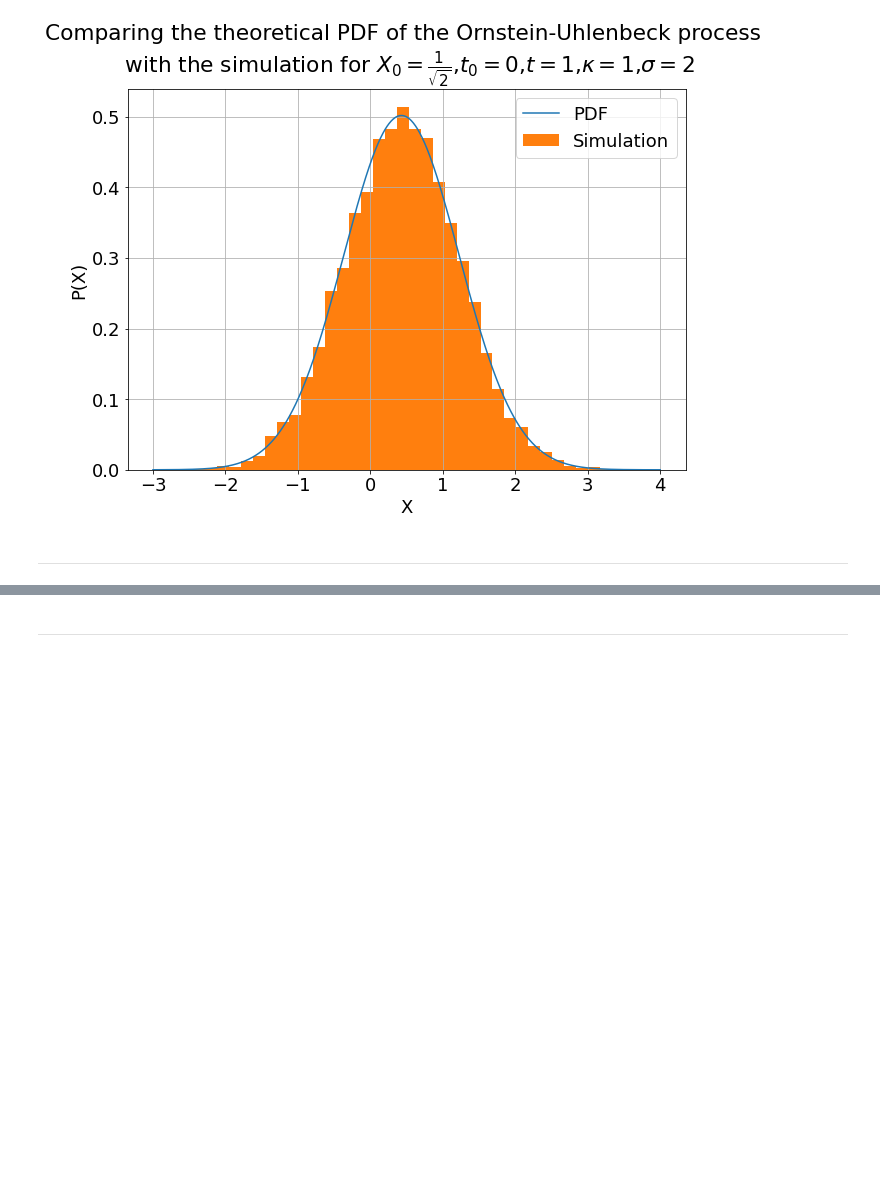
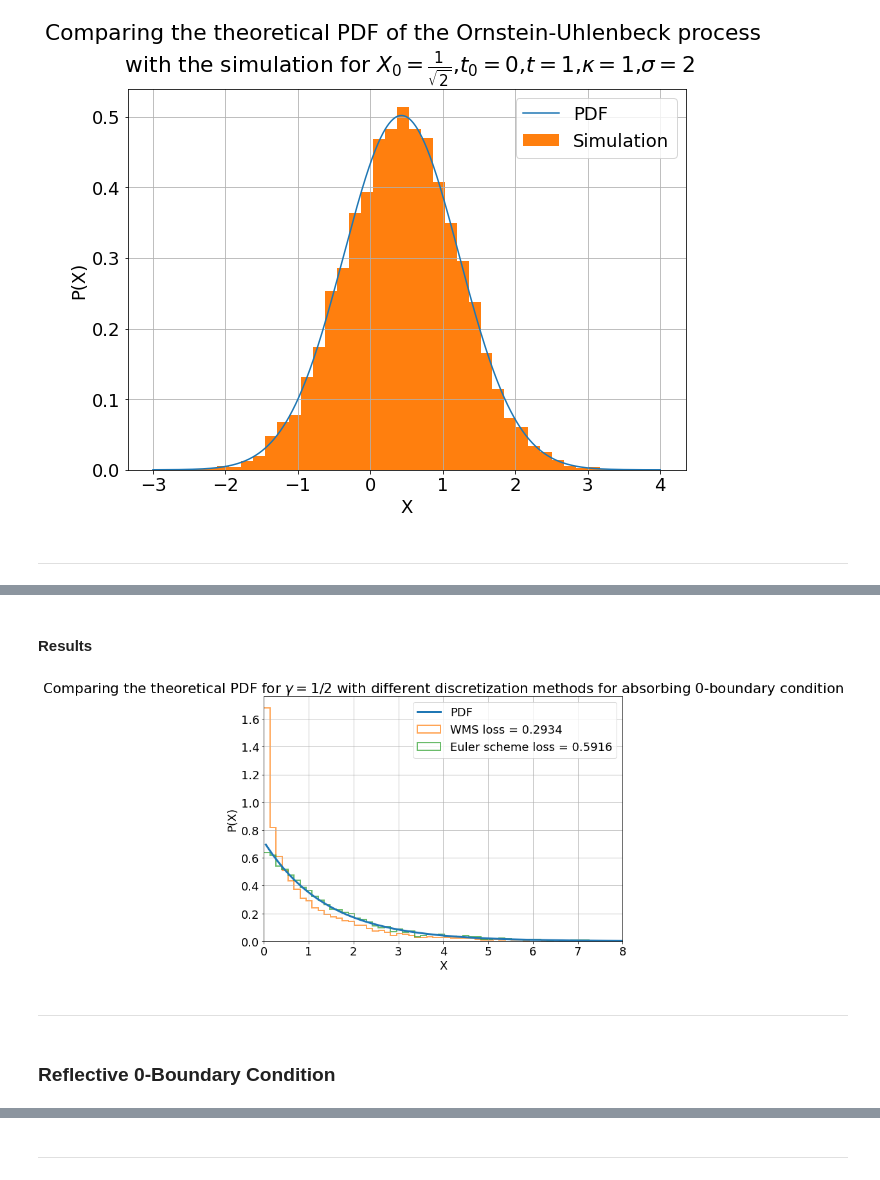
Before and after one commit to baskayj/Boundary-behavior-in-stochastic-differential-equations-used-in-Finance, a Jupyter notebook: CIR_Boundary_Project.ipynb, the cells around one changed output, grey strips where cells are left out. Saved outputs shown, nothing was run; the diff lists cells and outputs as text; code cells hidden in the pictures; blank space fills up the shorter version.

```diff
--- a/CIR_Boundary_Project.ipynb
+++ b/CIR_Boundary_Project.ipynb
@@ -350,6 +417,9 @@ def f(x): #PDF of OU process
 def g(x): #PDF of SOUP
   return (1/0.705206)*(0.5)*(1/np.sqrt(x))*np.sqrt(2/(np.pi*4*(1-np.exp(-1)))) * np.exp((-1)*(2/4)*(np.power(np.sqrt(x)-np.sqrt(0.5)*np.exp(-0.5),2)/(1-np.exp(-1))))
 
+def g_sticky(x): #PDF of Sticky SOUP
+  return 2.43658*((0.5)*(1/np.sqrt(x))*np.sqrt(2/(np.pi*4*(1-np.exp(-1)))) * np.exp((-1)*(2/4)*(np.power(np.sqrt(x)-np.sqrt(0.5)*np.exp(-0.5),2)/(1-np.exp(-1))))-(0.5)*(1/np.sqrt(x))*np.sqrt(2/(np.pi*4*(1-np.exp(-1)))) * np.exp((-1)*(2/4)*(np.power(np.sqrt(x)+np.sqrt(0.5)*np.exp(-0.5),2)/(1-np.exp(-1)))))
+
 from scipy.special import erf
 def G(x): #CDF of SOUP
   return 0.205206 -0.5 * erf(0.381437 -0.889375*np.sqrt(x))
@@ -1554,3 +1784,28 @@ plt.grid()
+# %% [markdown]
+#### Results
+# %%
+plt.figure(figsize=(10,7))
+
+xrange = np.linspace(0.045,8,1000)
+plt.plot(xrange,g_sticky(xrange), lw = 3)
+
+#n,bins,patches = plt.hist((X_SOUP[0],bins = 100, density = True, histtype='step', lw = 2, alpha = 0.7)
+n,bins,patches = plt.hist(X_WMS_red,bins = 100, density = True, histtype='step', lw = 2, alpha = 0.7)
+n,bins,patches = plt.hist(X_Euler_red,bins = 100, density = True, histtype='step', lw = 2, alpha = 0.7)
+
+plt.xlim((0,8))
+
+plt.title("Comparing the theoretical PDF for $\gamma = 1/2$ with different \n discretization methods for absorbing 0-boundary condition")
+plt.legend(("PDF",f"WMS loss = {1-len(X_WMS_red)/len(X_WMS[0])}",f"Euler scheme loss = {1-len(X_Euler_red)/len(X_Euler[0])}"))
+plt.xlabel("X")
+plt.ylabel("P(X)")
+plt.grid()
+# %% [output]
+[figure, added]
+# %% [markdown]
+---
+# %% [markdown]
+### Reflective 0-Boundary Condition
 # %%
 model = 'CIR_'
 name = 'SOUP'
```
Also changed, not shown: parts of 36 cells of this notebook.
